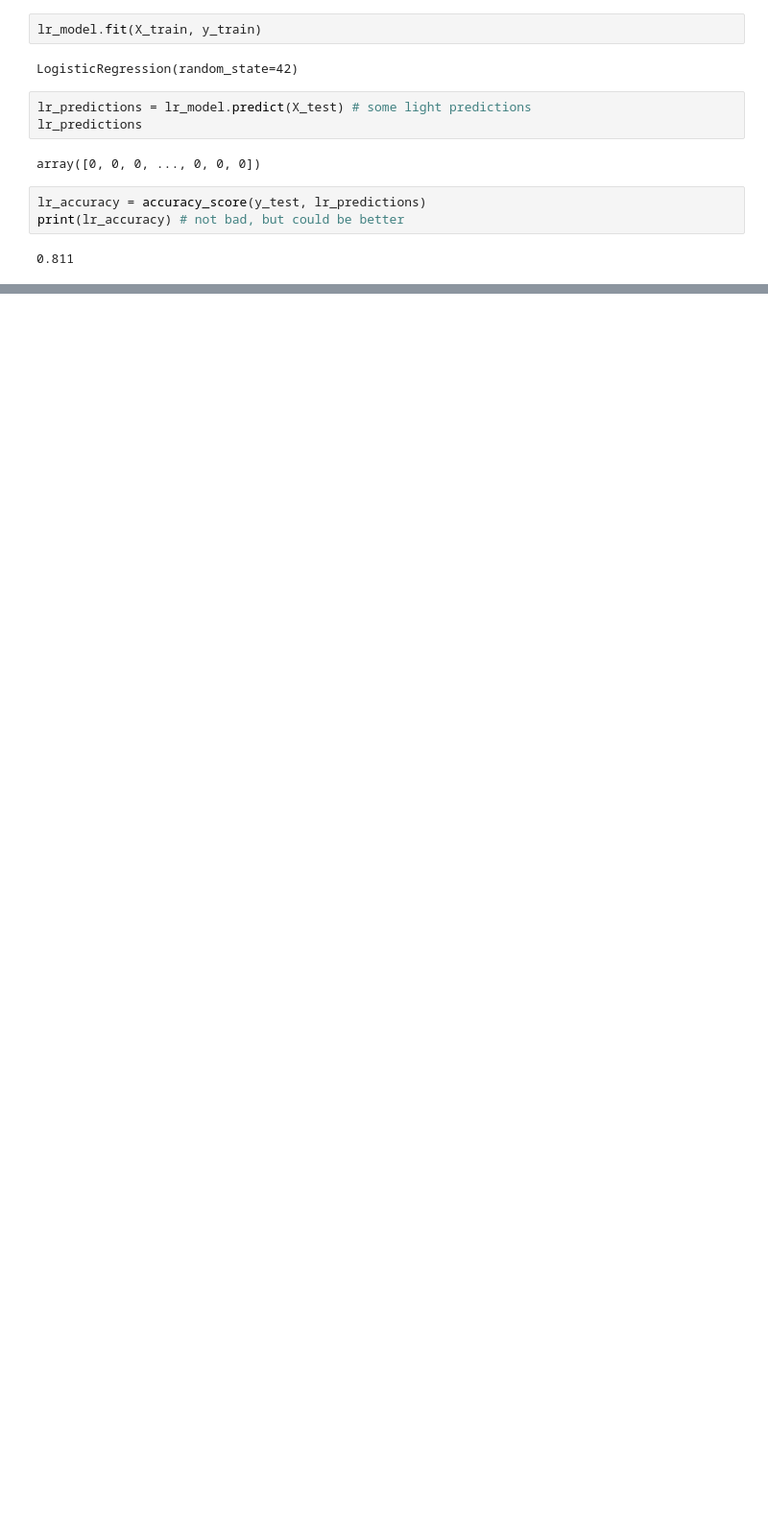
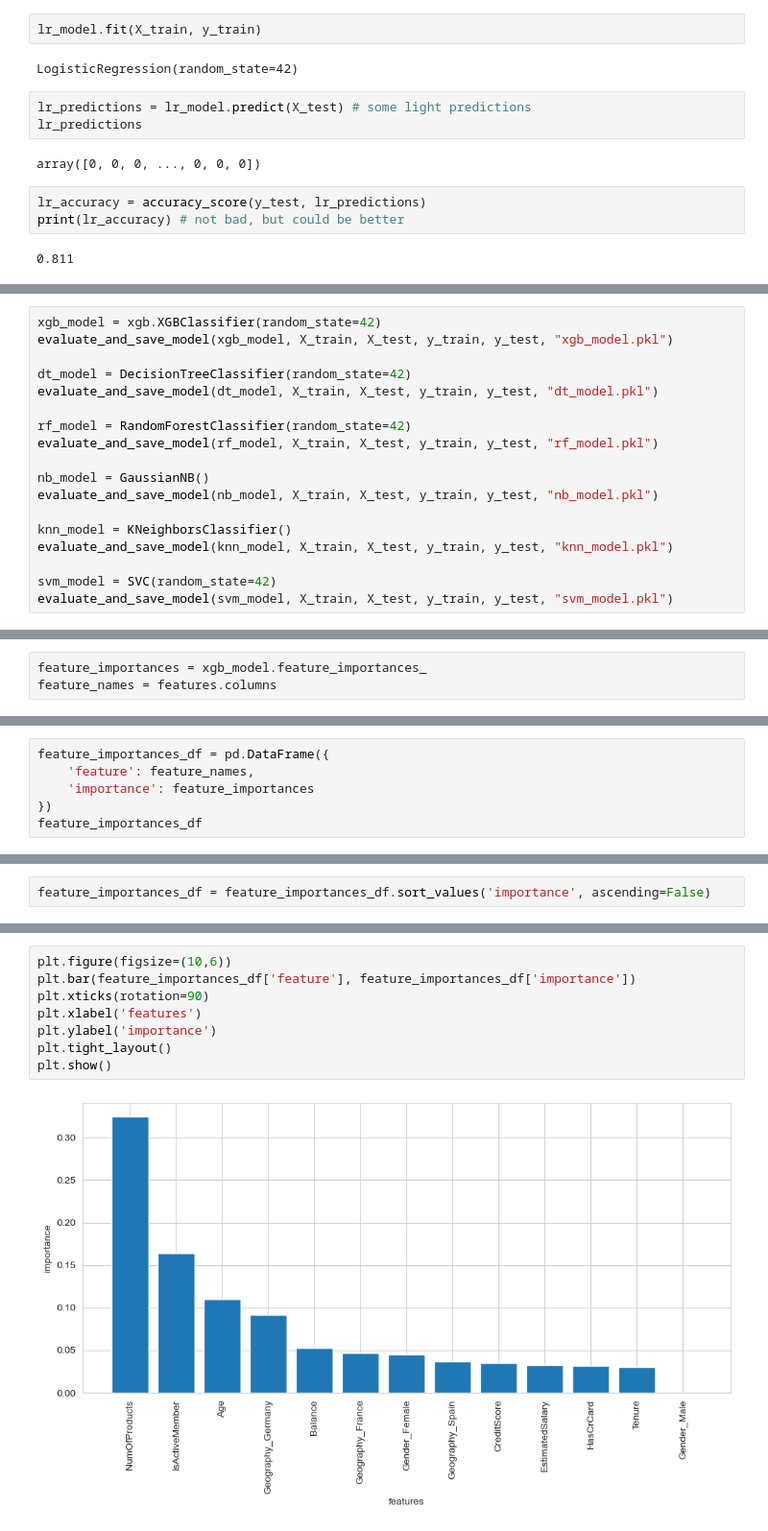
Before and after one commit to vikvang/churn_prediction, a Jupyter notebook: churn.ipynb, the cells around one changed output, grey strips where cells are left out. Shown at 96% size. Cells and saved outputs as stored; diff of their text form; blank space fills up the shorter version.

Commit message:
created new streamlit app and tested all the ML models to choose.

```diff
--- a/churn.ipynb
+++ b/churn.ipynb
@@ -143,0 +192,18 @@ print(lr_accuracy) # not bad, but could be better
+# %%
+xgb_model = xgb.XGBClassifier(random_state=42)
+evaluate_and_save_model(xgb_model, X_train, X_test, y_train, y_test, "xgb_model.pkl")
+
+dt_model = DecisionTreeClassifier(random_state=42)
+evaluate_and_save_model(dt_model, X_train, X_test, y_train, y_test, "dt_model.pkl")
+
+rf_model = RandomForestClassifier(random_state=42)
+evaluate_and_save_model(rf_model, X_train, X_test, y_train, y_test, "rf_model.pkl")
+
+nb_model = GaussianNB()
+evaluate_and_save_model(nb_model, X_train, X_test, y_train, y_test, "nb_model.pkl")
+
+knn_model = KNeighborsClassifier()
+evaluate_and_save_model(knn_model, X_train, X_test, y_train, y_test, "knn_model.pkl")
+
+svm_model = SVC(random_state=42)
+evaluate_and_save_model(svm_model, X_train, X_test, y_train, y_test, "svm_model.pkl")
@@ -143,0 +233,3 @@ print(lr_accuracy) # not bad, but could be better
+# %%
+feature_importances = xgb_model.feature_importances_
+feature_names = features.columns
@@ -143,0 +246,6 @@ print(lr_accuracy) # not bad, but could be better
+# %%
+feature_importances_df = pd.DataFrame({
+    'feature': feature_names,
+    'importance': feature_importances
+})
+feature_importances_df
@@ -143,0 +267,2 @@ print(lr_accuracy) # not bad, but could be better
+# %%
+feature_importances_df = feature_importances_df.sort_values('importance', ascending=False)
@@ -143,0 +286,10 @@ print(lr_accuracy) # not bad, but could be better
+# %%
+plt.figure(figsize=(10,6))
+plt.bar(feature_importances_df['feature'], feature_importances_df['importance'])
+plt.xticks(rotation=90)
+plt.xlabel('features')
+plt.ylabel('importance')
+plt.tight_layout()
+plt.show()
+# %% [output]
+[figure, added]
```
Also changed, not shown: parts of 29 cells of this notebook, 10 other files.
